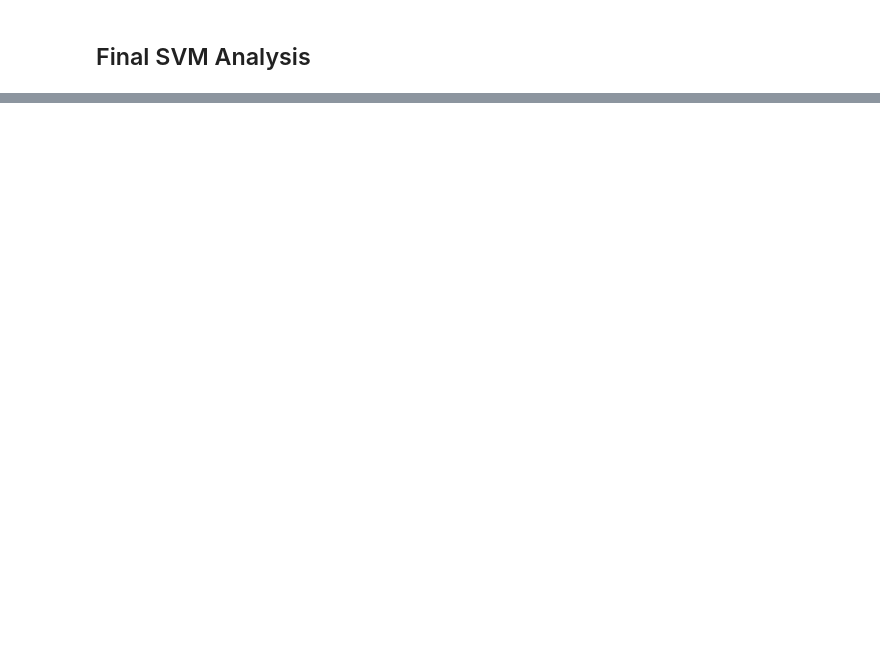
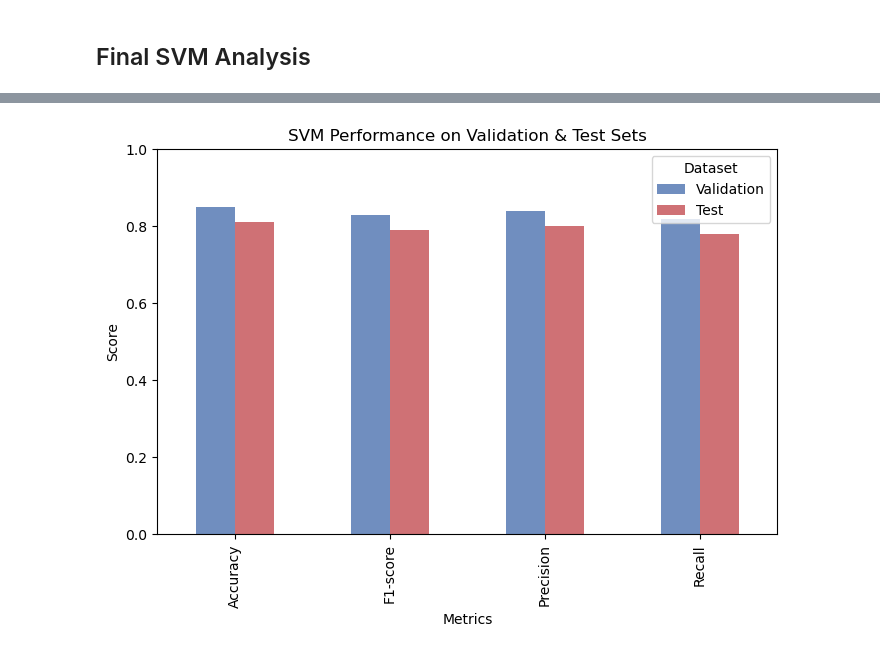
Before and after one commit to MathPlayer89/Student-Health-Conditions, a Jupyter notebook: Jupyter Notebook/Final SVM Analysis.ipynb, the cells around one changed output, grey strips where cells are left out. Drawn from its saved outputs; the diff is of its cells as text; code cells hidden in the pictures; blank space fills up the shorter version.

```diff
--- a/Jupyter Notebook/Final SVM Analysis.ipynb
+++ b/Jupyter Notebook/Final SVM Analysis.ipynb
@@ -387,0 +402,26 @@ In conclusion, **hyperparameter tuning significantly enhanced the model’s pred
+# %%
+#Validation adn Test Scores
+svm_acc_val, svm_f1_val, svm_precision_val, svm_recall_val = 0.85, 0.83, 0.84, 0.82  # Validation Scores
+svm_acc_test, svm_f1_test, svm_precision_test, svm_recall_test = 0.81, 0.79, 0.80, 0.78  # Test Scores
+
+# Create a DataFrame for SVM scores
+svm_scores = pd.DataFrame({
+    'Validation': [svm_acc_val, svm_f1_val, svm_precision_val, svm_recall_val],
+    'Test': [svm_acc_test, svm_f1_test, svm_precision_test, svm_recall_test]
+}, index=['Accuracy', 'F1-score', 'Precision', 'Recall'])
+
+# Plot the DataFrame as a bar chart with distinct colors
+fig, ax = plt.subplots(figsize=(8, 5))
+svm_scores.plot(kind='bar', ax=ax, alpha=0.8, color=['#4c72b0', '#c44e52'])  # Blue for Validation, Red for Test
+
+# Formatting
+ax.set_xlabel('Metrics')
+ax.set_ylabel('Score')
+ax.set_title('SVM Performance on Validation & Test Sets')
+ax.set_ylim(0, 1)
+ax.legend(title='Dataset')
+
+# Show the plot
+plt.show()
+# %% [output]
+[figure, added]
```
Also changed, not shown: parts of 59 cells of this notebook.
